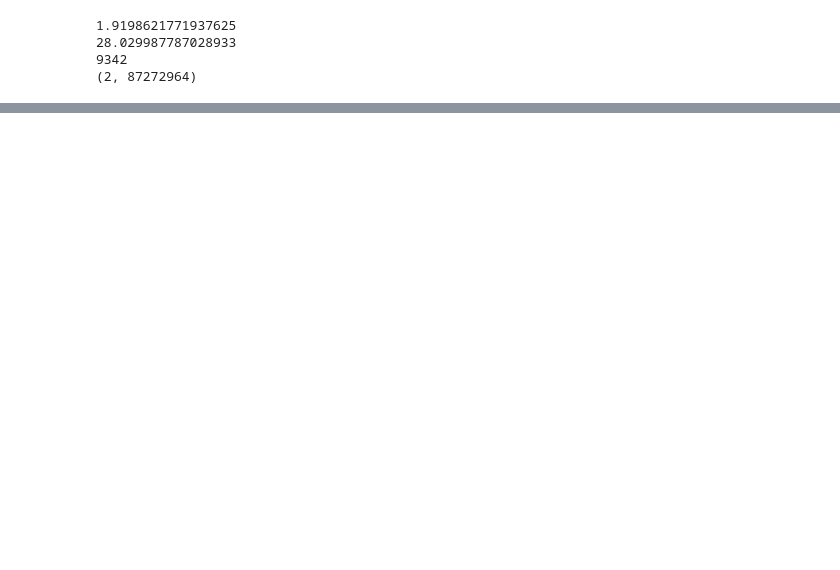
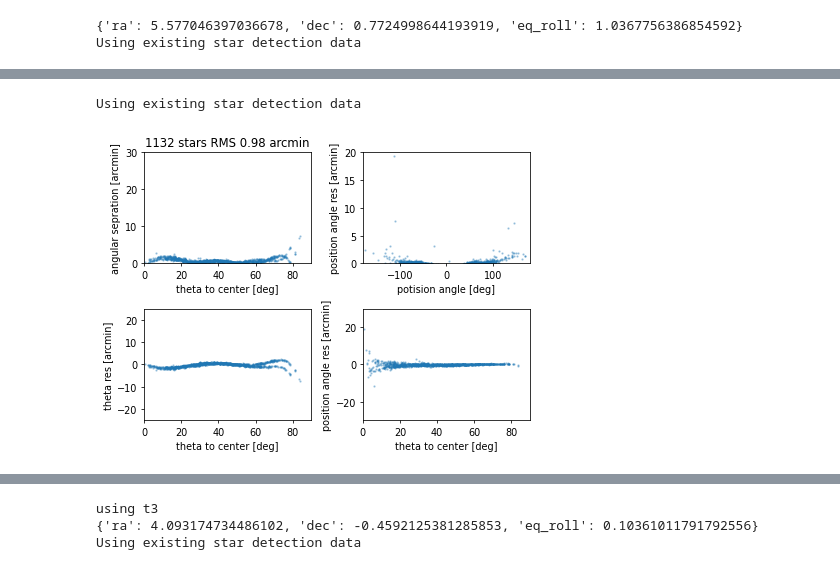
Before and after one commit to CoolTowel/constellation_lines, a Jupyter notebook: map.ipynb, the cells around one changed output, grey strips where cells are left out. Cells and saved outputs as stored; diff of their text form; code cells hidden in the pictures; blank space fills up the shorter version.

```diff
--- a/map.ipynb
+++ b/map.ipynb
@@ -6,56 +6,37 @@ import matplotlib.pyplot as plt
 from astropy.coordinates import SkyCoord, EarthLocation, AltAz, angular_separation, position_angle, offset_by, ICRS
 import astropy.units as u
 from PIL import Image
+from scipy.optimize import minimize, curve_fit, differential_evolution
 
-file = 'img-z'
-img =  Image.open(file+'.jpg')
-zhangbei = EarthLocation(lon=115*u.deg+14*u.arcsec,lat=41*u.deg+13*u.arcmin+53*u.arcsec,height = 1466)
-dunhuang  = EarthLocation(lon=94.322799*u.deg,lat=40.359581*u.deg,height = 1100)
-lenghu = EarthLocation(lon=93.9018774741078*u.deg,lat=38.59868881470391*u.deg,height = 3500)
-pic = FishEyeImage(file+'.CR3',loc = zhangbei,mag_limit=6.5)
+from pano import pano_fisheye
 
-solution = pic.solve(solve_size=800)
+for i in np.arange(1,5):
+    file = '0'+str(i)
+    # imgfile = '00'+str(i)+'_0333-已增强-NR'
+    zhangbei = EarthLocation(lon=115*u.deg+14*u.arcsec,lat=41*u.deg+13*u.arcmin+53*u.arcsec,height = 1466)
+    dunhuang  = EarthLocation(lon=94.322799*u.deg,lat=40.359581*u.deg,height = 1100)
+    lenghu = EarthLocation(lon=93.9018774741078*u.deg,lat=38.59868881470391*u.deg,height = 3500)
+    pic = FishEyeImage(file+'.CR3',img_path=file+'.jpg', loc = lenghu, mag_limit=6.5)
 
-rms = pic.initial_xmatch()
 
-zenith = SkyCoord(alt=0,az=0,unit=u.rad,frame=pic.frame)
-def st(pic,theta):
-    return theta*pic.lens_para['f']
+    solution = pic.solve(solve_size=600)
 
-def re_st(pic, r):
-    return r/pic.lens_para['f']
+    rms = pic.xmatch()
+    pic.outlier_cliping(clip_data='a_sep', theta_range=(0,90), bin_n=10, sigma=2)
+    result1  = pic.optimize()
+    pic.outlier_cliping(clip_data='a_sep', theta_range=(0,70), bin_n=10, sigma=1.5)
+    pic.outlier_cliping(clip_data='pa', theta_range=(40,90), bin_n=6, sigma=1.5)
+    result2  = pic.distort_optimize()
 
-output_fov = 220
-output_theta = np.pi*output_fov/180/2
-print(output_theta)
-output_r = st(pic,output_theta)
-print(output_r)
-output_size = int(output_r/pic.pixel_size)*2
-print(output_size)
+    rms2 = pic.xmatch()
+    pic.outlier_cliping(clip_data='a_sep', theta_range=(0,85), bin_n=7, sigma=1.5)
+    pic.outlier_cliping(clip_data='a_sep', theta_range=(0,90), bin_n=15, sigma=1.5)
+    result  = pic.optimize(minmize_func=differential_evolution)
+    pic.draw_residual(alpha=0.3,dpi=70,s=2)
 
-output_uv = np.mgrid[0:output_size,0:output_size]
-output_uv = np.asarray([output_uv[1],output_uv[0]])
 
-output_xy = output_uv-output_size//2
-output_xy.resize((2,output_size*output_size))
-print(output_xy.shape)
-output_xy = np.dot([[1, 0], [0, -1]], output_xy)
-output_xy = rot(output_xy, - np.pi/2)
-output_x = output_xy[0]
-output_y = output_xy[1]
-
-r = np.sqrt(output_x**2+output_y**2)*pic.pixel_size
-pa = np.arctan2(output_y,output_x)
-theta = re_st(pic,r)
-alt, az = offset_by(0*u.deg,90*u.deg, -pa, theta)
-
-# output_skycoords = SkyCoord(alt,az,frame=pic.frame)
-# output_in_im_x,output_in_im_y,_,_ = pic.wcs2xy(alt,az)
-# output_in_im_u,output_in_im_v = pic.xy2uv(output_in_im_x,output_in_im_y)
-
-# output = map_coordinates(input=pic.raw,coordinates=[output_in_im_u,output_in_im_v])
-# output.resize((output_size,output_size))
-
-# plt.imshow(output,)
-# plt.show()
+    rgb = pano_fisheye(pic,output_fov=220)
+    rgb2 = np.uint8(rgb*255)
+    output = Image.fromarray(rgb2)
+    output.save('pano'+str(i)+'.jpg')
 # %% [output]
@@ -70,4 +45,2 @@ WARNING: Attribute `version` of type <class 'dict'> cannot be added to FITS Head
-1.9198621771937625
-28.029987787028933
-9342
-(2, 87272964)
+{'ra': 5.577046397036678, 'dec': 0.7724998644193919, 'eq_roll': 1.0367756386854592}
+Using existing star detection data
@@ -73,0 +64,2 @@ WARNING: Attribute `version` of type <class 'dict'> cannot be added to FITS Head
+Using existing star detection data
+[figure, added]
@@ -73,0 +67,3 @@ WARNING: Attribute `version` of type <class 'dict'> cannot be added to FITS Head
+using t3
+{'ra': 4.093174734486102, 'dec': -0.4592125381285853, 'eq_roll': 0.10361011791792556}
+Using existing star detection data
```
Also changed, not shown: parts of 10 cells of this notebook, 32 other files.
